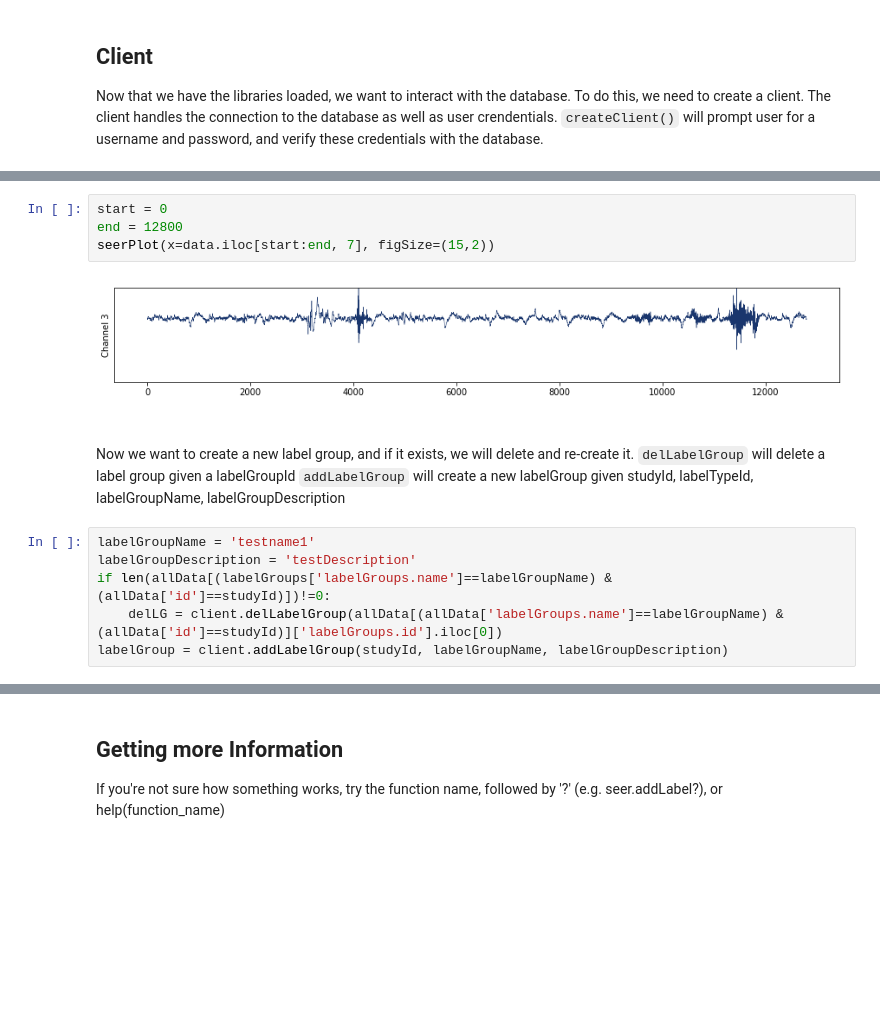
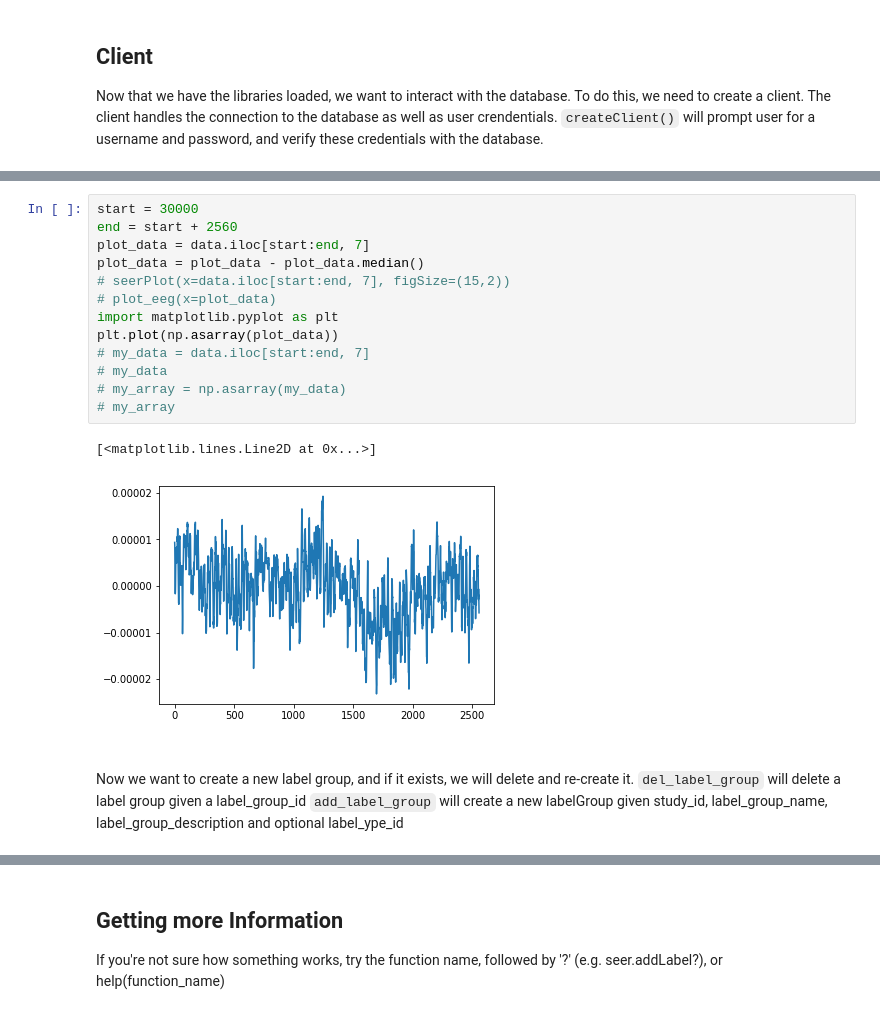
Before and after one commit to seermedical/seer-py, a Jupyter notebook: Examples/Example.ipynb, the cells around one changed output, grey strips where cells are left out. Saved outputs shown, nothing was run; the diff lists cells and outputs as text; blank space fills up the shorter version.

```diff
--- a/Examples/Example.ipynb
+++ b/Examples/Example.ipynb
@@ -82,17 +81,21 @@ To see what we are actually looking at, lets make a plot. `seerPlot` is a simple
-# %%
-start = 0
-end = 12800
-seerPlot(x=data.iloc[start:end, 7], figSize=(15,2))
-# %% [output]
-[figure, removed]
+# %%
+start = 30000
+end = start + 2560
+plot_data = data.iloc[start:end, 7]
+plot_data = plot_data - plot_data.median()
+# seerPlot(x=data.iloc[start:end, 7], figSize=(15,2))
+# plot_eeg(x=plot_data)
+import matplotlib.pyplot as plt
+plt.plot(np.asarray(plot_data))
+# my_data = data.iloc[start:end, 7]
+# my_data
+# my_array = np.asarray(my_data)
+# my_array
+# %% [output]
+[<matplotlib.lines.Line2D at 0x...>]
+[figure, added]
 # %% [markdown]
 ####
 Now we want to create a new label group, and if it exists, we will delete and re-create it.
-`delLabelGroup` will delete a label group given a labelGroupId
-`addLabelGroup` will create a new labelGroup given studyId, labelTypeId, labelGroupName, labelGroupDescription
+`del_label_group` will delete a label group given a label_group_id
+`add_label_group` will create a new labelGroup given study_id, label_group_name, label_group_description and optional label_ype_id
-# %%
-labelGroupName = 'testname1'
-labelGroupDescription = 'testDescription'
-if len(allData[(labelGroups['labelGroups.name']==labelGroupName) & (allData['id']==studyId)])!=0:
-    delLG = client.delLabelGroup(allData[(allData['labelGroups.name']==labelGroupName) & (allData['id']==studyId)]['labelGroups.id'].iloc[0])
-labelGroup = client.addLabelGroup(studyId, labelGroupName, labelGroupDescription)
```
Also changed, not shown: parts of 22 cells of this notebook, 1 other file.
